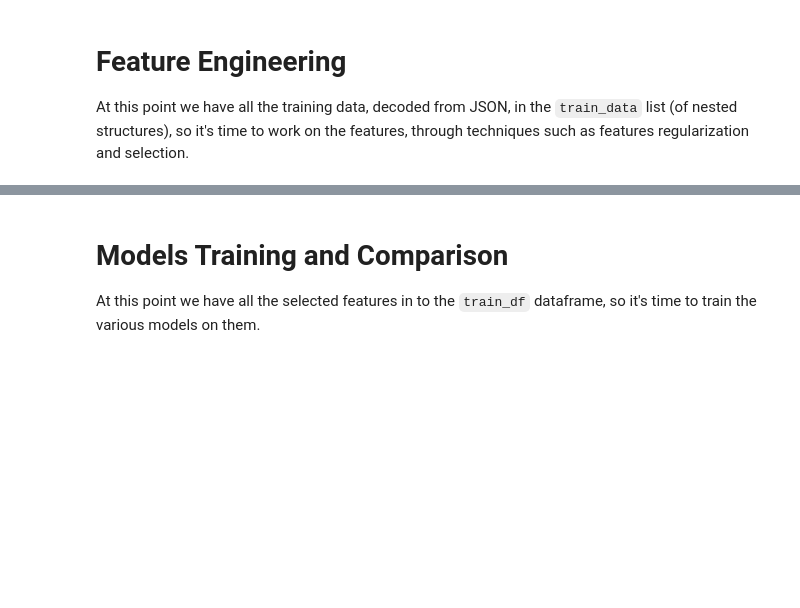
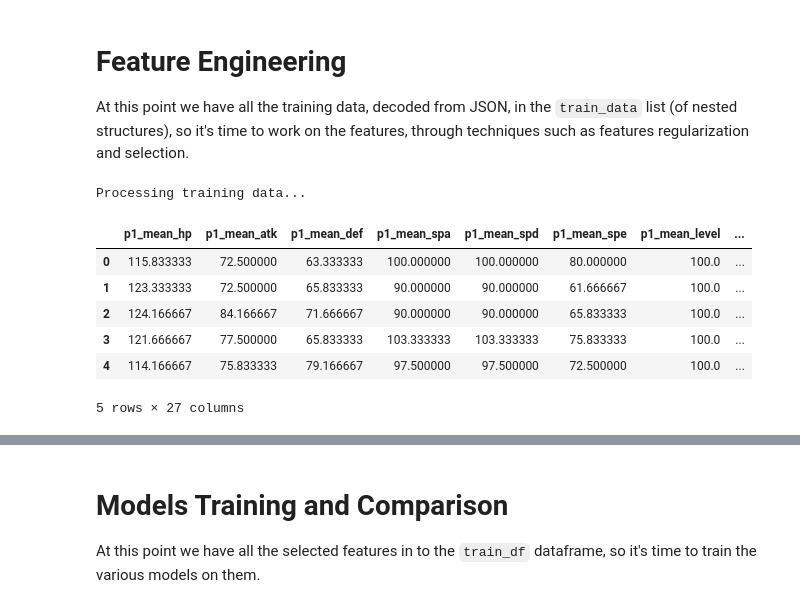
Before and after one commit to alinchet/FDS-Pokemon, a Jupyter notebook: Pokemon_Challenge.ipynb, the cells around one changed output, grey strips where cells are left out. Cells and saved outputs as stored; diff of their text form; code cells hidden in the pictures; blank space fills up the shorter version.

Commit message:
Further features extraction from battle moves (+4%); better cross validation implementation.

```diff
--- a/Pokemon_Challenge.ipynb
+++ b/Pokemon_Challenge.ipynb
@@ -145,9 +250,19 @@ def extract_basic_features(data: list[dict]) -> pd.DataFrame:
 # %%
 print("Processing training data...")
-train_df = extract_basic_features(train_data)
+train_df = extract_features(train_data)
+# %% [output]
+Processing training data...
 # %%
 # Optional: sneak a peek into the features dataframe.
-train_df.tail()
+train_df.head()
+# %% [output]
+|  | p1_mean_hp | p1_mean_atk | p1_mean_def | p1_mean_spa | p1_mean_spd | p1_mean_spe | p1_mean_level | ... |
+| 0 | 115.833333 | 72.500000 | 63.333333 | 100.000000 | 100.000000 | 80.000000 | 100.0 | ... |
+| 1 | 123.333333 | 72.500000 | 65.833333 | 90.000000 | 90.000000 | 61.666667 | 100.0 | ... |
+| 2 | 124.166667 | 84.166667 | 71.666667 | 90.000000 | 90.000000 | 65.833333 | 100.0 | ... |
+| 3 | 121.666667 | 77.500000 | 65.833333 | 103.333333 | 103.333333 | 75.833333 | 100.0 | ... |
+| 4 | 114.166667 | 75.833333 | 79.166667 | 97.500000 | 97.500000 | 72.500000 | 100.0 | ... |
+5 rows × 27 columns
 # %%
 # Optional: sneak a peek into text columns.
 text_cols = [col for col in train_df.columns if 'name' in col or 'type' in col]
```
Also changed, not shown: parts of 11 cells of this notebook, 1 other file.
